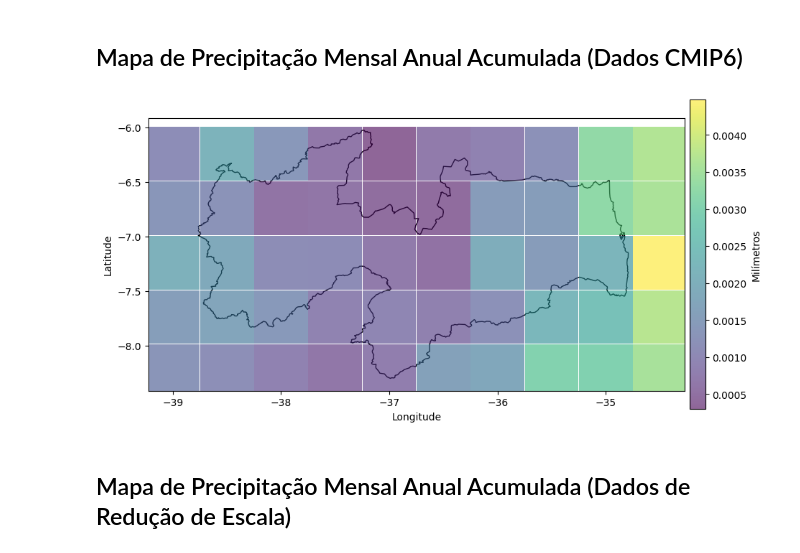
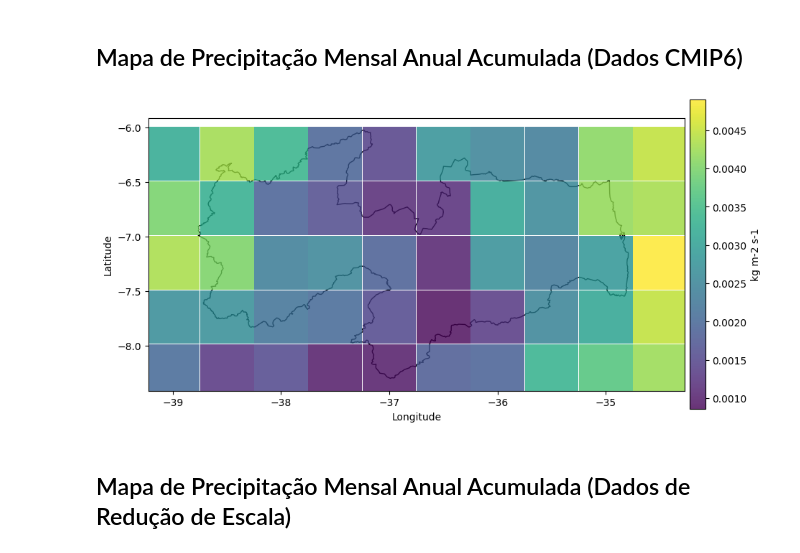
Before and after one commit to alexandre11aa/rainscale, a Jupyter notebook: case_study/notebooks/5_charts.ipynb, the cells around one changed output. Cells and saved outputs as stored; diff of their text form; code cells hidden in the pictures.

```diff
--- a/case_study/notebooks/5_charts.ipynb
+++ b/case_study/notebooks/5_charts.ipynb
@@ -41,32 +96,13 @@ plt.show()
 # %% [markdown]
 ## Mapa de Precipitação Mensal Anual Acumulada (Dados CMIP6)
-# %%
-# Carregar os dados
-df_cmip6_sum = pd.read_csv('../datas/interim/1.3.2_cmip6_database_create/pr_day_CNRM-CM6-1-HR_ssp585_r1i1p1f2_gr_19940101-21001231_sum.csv')
-df_cmip6_sum['lon'] = df_cmip6_sum['lon'] - 360
-df_cmip6_sum = df_cmip6_sum[(df_cmip6_sum['ano'] == 1994) & (df_cmip6_sum['mes'] == 1)]
-
-# Criar a figura
-fig, ax = plt.subplots(figsize=(10, 10))
-
-# Plotar o mapa base do estado
-estado_gdf.plot(ax=ax, color='white', edgecolor='black')
-
-# Plotar os dados preditos como uma imagem
-scatter = ax.scatter(df_cmip6_sum['lon'], df_cmip6_sum['lat'], c=df_cmip6_sum['pr'], cmap='viridis', alpha=0.6, s=2900, marker='s', edgecolors='none')
-
-# Adicionar uma barra de cores
-cbar = plt.colorbar(scatter, ax=ax, orientation='vertical', shrink=0.8, pad=0.01, fraction=0.0278)
-cbar.set_label('Milímetros')
-
-# Adicionar títulos e rótulos
-# plt.title('Mapa de Precipitação Mensal Anual Acumulada')
-plt.xlabel('Longitude')
-plt.ylabel('Latitude')
-
-# Mostrar o mapa
-plt.show()
-# %% [output]
-[figure, removed]
+# %%
+# Carregar os dados
+df_cmip6_sum = pd.read_csv('../datas/interim/1.3.2_cmip6_database_create/pr_day_CNRM-CM6-1-HR_ssp585_r1i1p1f2_gr_19940101-21001231_sum.csv')
+df_cmip6_sum['lon'] = df_cmip6_sum['lon'] - 360
+df_cmip6_sum = df_cmip6_sum[(df_cmip6_sum['ano'] == 2023) & (df_cmip6_sum['mes'] == 1)]
+
+grafico_de_chuvas(df_cmip6_sum, 'pr', 'kg m-2 s-1', 2900, 'quadrado')
+# %% [output]
+[figure, added]
 # %% [markdown]
 ## Mapa de Precipitação Mensal Anual Acumulada (Dados de Redução de Escala)
```
Also changed, not shown: parts of 10 cells of this notebook, 1 other file.
